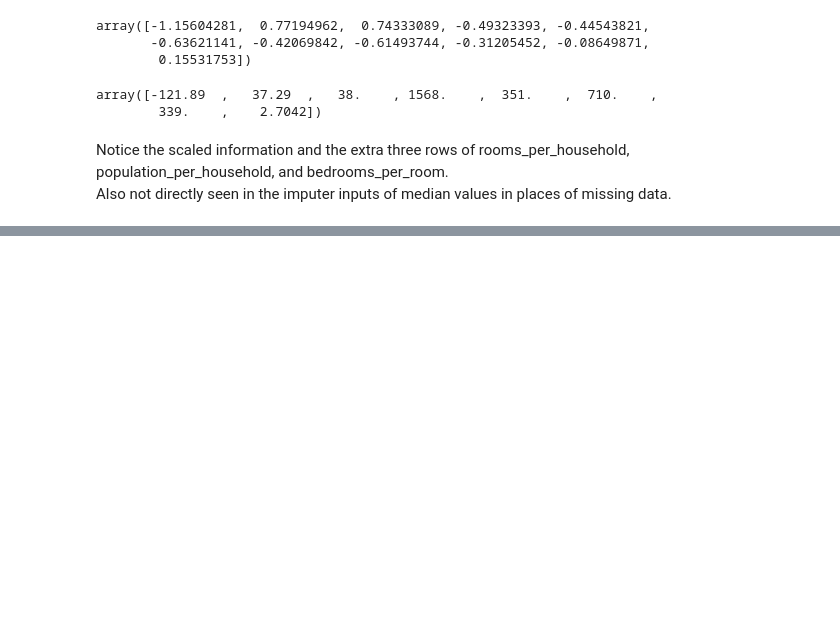
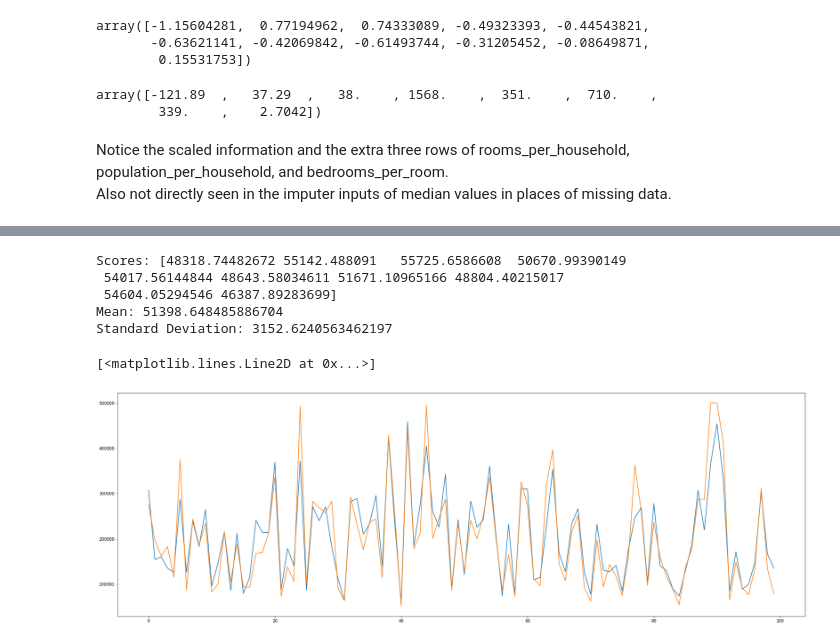
Before and after one commit to d-millard/rec-rep, a Jupyter notebook: ML_Learn/chap_two/chapter_two_project.ipynb, the cells around one changed output, grey strips where cells are left out. Cells and saved outputs as stored; diff of their text form; code cells hidden in the pictures; blank space fills up the shorter version.

```diff
--- a/ML_Learn/chap_two/chapter_two_project.ipynb
+++ b/ML_Learn/chap_two/chapter_two_project.ipynb
@@ -1284,0 +1641,12 @@ Also not directly seen in the imputer inputs of median values in places of missi
+# %%
+final_model = grid_search.best_estimator_
+
+x_test_pre = strat_test_set.drop("median_house_value", axis=1)
+y_test_pre = strat_test_set['median_house_value'].copy()
+
+x_test_prep_pre = full_pipeline.transform(x_test_pre)
+
+final_prediction = final_model.predict(x_test_prep_pre)
+
+final_mse = mean_squared_error(y_test_pre, final_prediction)
+final_rmse = np.sqrt(final_mse)
@@ -1284,0 +1690,20 @@ Also not directly seen in the imputer inputs of median values in places of missi
+# %%
+display_scores(final_rmse_scores)
+# %% [output]
+Scores: [48318.74482672 55142.488091   55725.6586608  50670.99390149
+ 54017.56144844 48643.58034611 51671.10965166 48804.40215017
+ 54604.05294546 46387.89283699]
+Mean: 51398.648485886704
+Standard Deviation: 3152.6240563462197
+# %%
+import matplotlib.pyplot as plt
+
+from pylab import rcParams
+rcParams['figure.figsize'] = 30, 10
+
+plt.figure()
+plt.plot(final_prediction[-100:], label='RandomForestRegressor')
+plt.plot(y_test_pre.to_numpy()[-100:], label="Labels")
+# %% [output]
+[<matplotlib.lines.Line2D at 0x...>]
+[figure, added]
```
Also changed, not shown: parts of 48 cells of this notebook, 1 other file.
